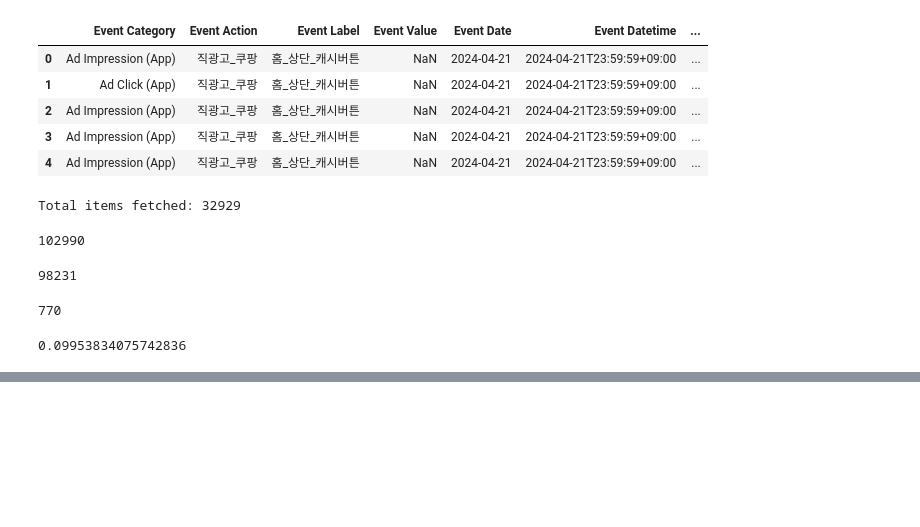
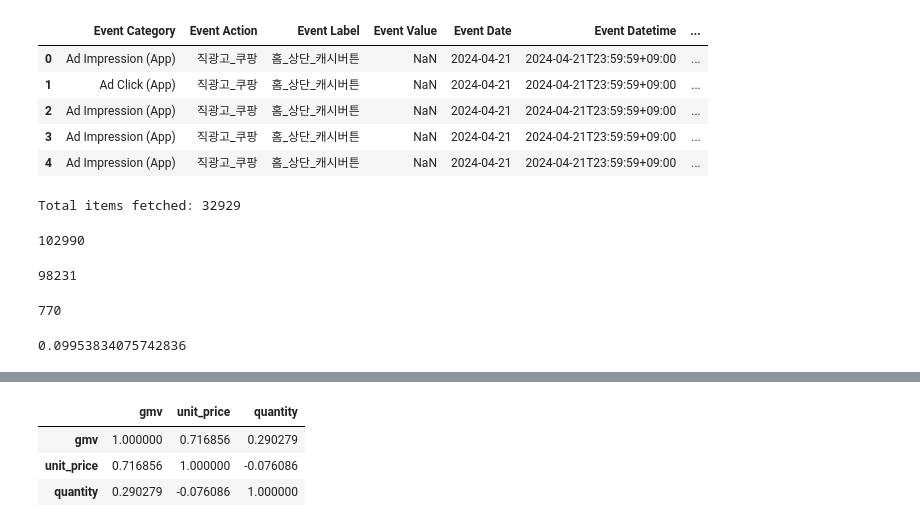
Before and after one commit to skadudd/bayes-ABtest, a Jupyter notebook: cp_test/cp_tst_click.ipynb, the cells around one changed output, grey strips where cells are left out. Saved outputs shown, nothing was run; the diff lists cells and outputs as text; code cells hidden in the pictures; blank space fills up the shorter version.

```diff
--- a/cp_test/cp_tst_click.ipynb
+++ b/cp_test/cp_tst_click.ipynb
@@ -148,0 +214,8 @@ memory usage: 272.6+ MB
+# %%
+user_pchs['unit_price'] = round(user_pchs['gmv'] / user_pchs['quantity'],3)
+user_pchs[['gmv','unit_price','quantity']].corr()
+# %% [output]
+|  | gmv | unit_price | quantity |
+| gmv | 1.000000 | 0.716856 | 0.290279 |
+| unit_price | 0.716856 | 1.000000 | -0.076086 |
+| quantity | 0.290279 | -0.076086 | 1.000000 |
```
Also changed, not shown: parts of 11 cells of this notebook, 5 other files.
